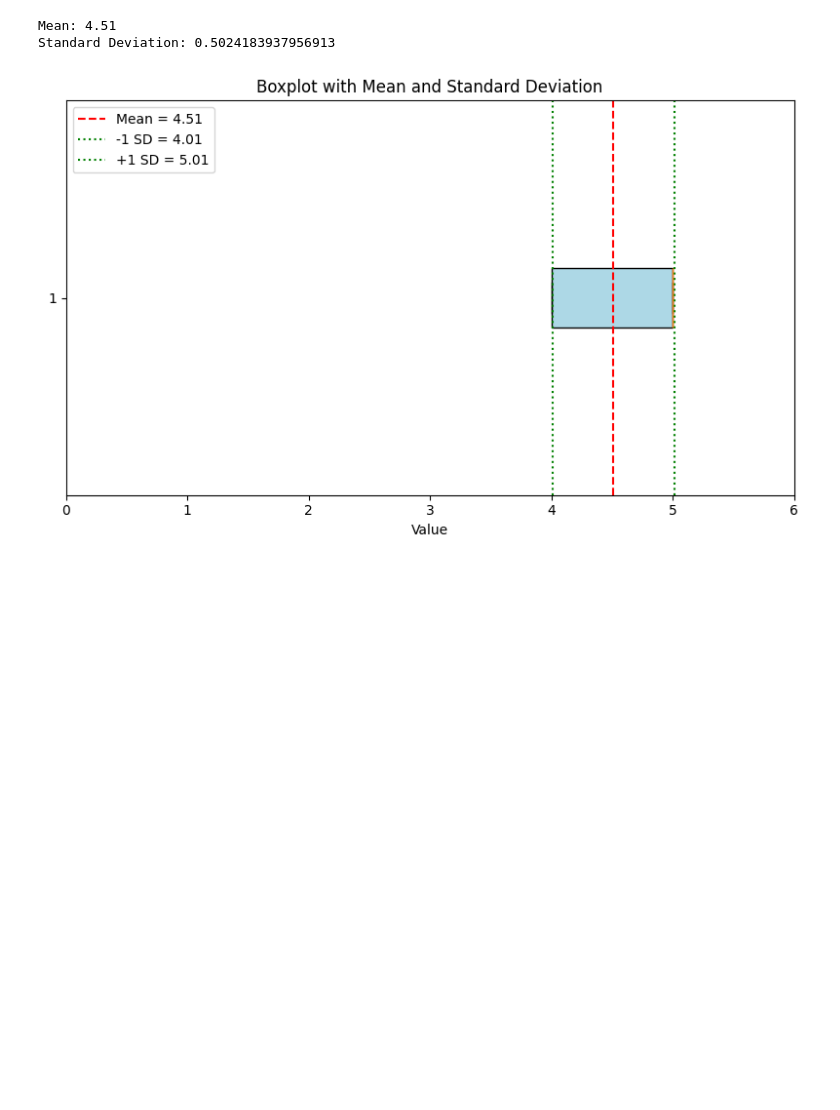
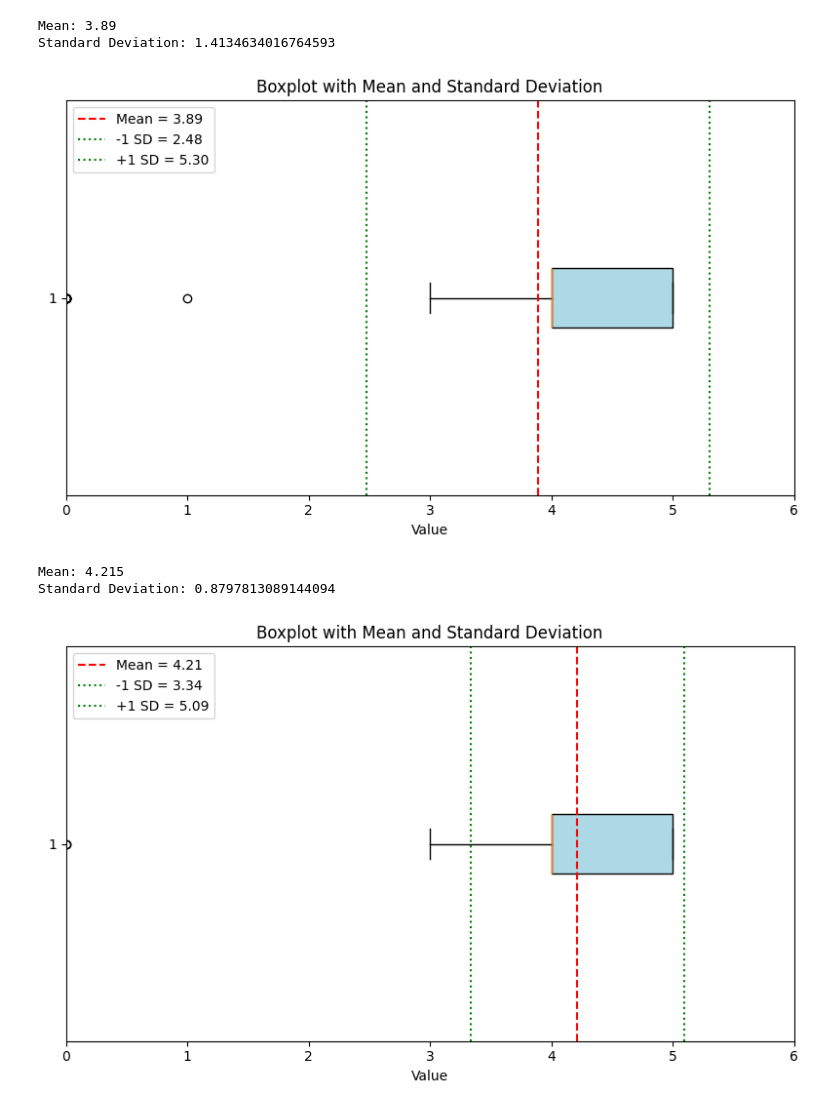
Before and after one commit to EminDurmuSS/Recipe_RAG, a Jupyter notebook: RAG/experiments.ipynb, the cells around one changed output. Cells and saved outputs as stored; diff of their text form; code cells hidden in the pictures; blank space fills up the shorter version.

```diff
--- a/RAG/experiments.ipynb
+++ b/RAG/experiments.ipynb
@@ -90,6 +122,12 @@ def get_mean_and_std(data):
 # %%
-get_mean_and_std(df_results['Satisfiability'])
+get_mean_and_std(df_results_rag['Satisfiability'])
 # %% [output]
-Mean: 4.51
-Standard Deviation: 0.5024183937956913
+Mean: 3.89
+Standard Deviation: 1.4134634016764593
-[figure, old version]
+[figure, new version]
+# %%
+get_mean_and_std(df_results_no_rag['Satisfiability'])
+# %% [output]
+Mean: 4.215
+Standard Deviation: 0.8797813089144094
+[figure, added]
```
Also changed, not shown: parts of 14 cells of this notebook, 17 other files.
